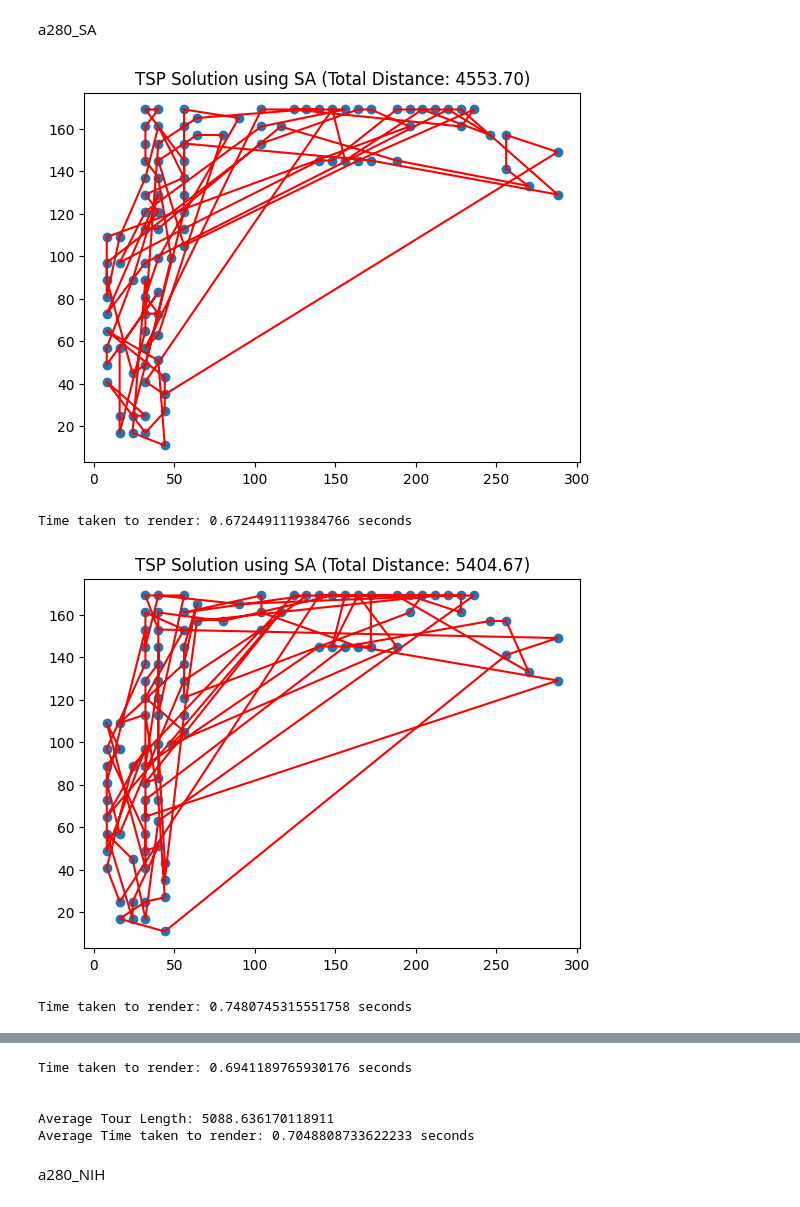
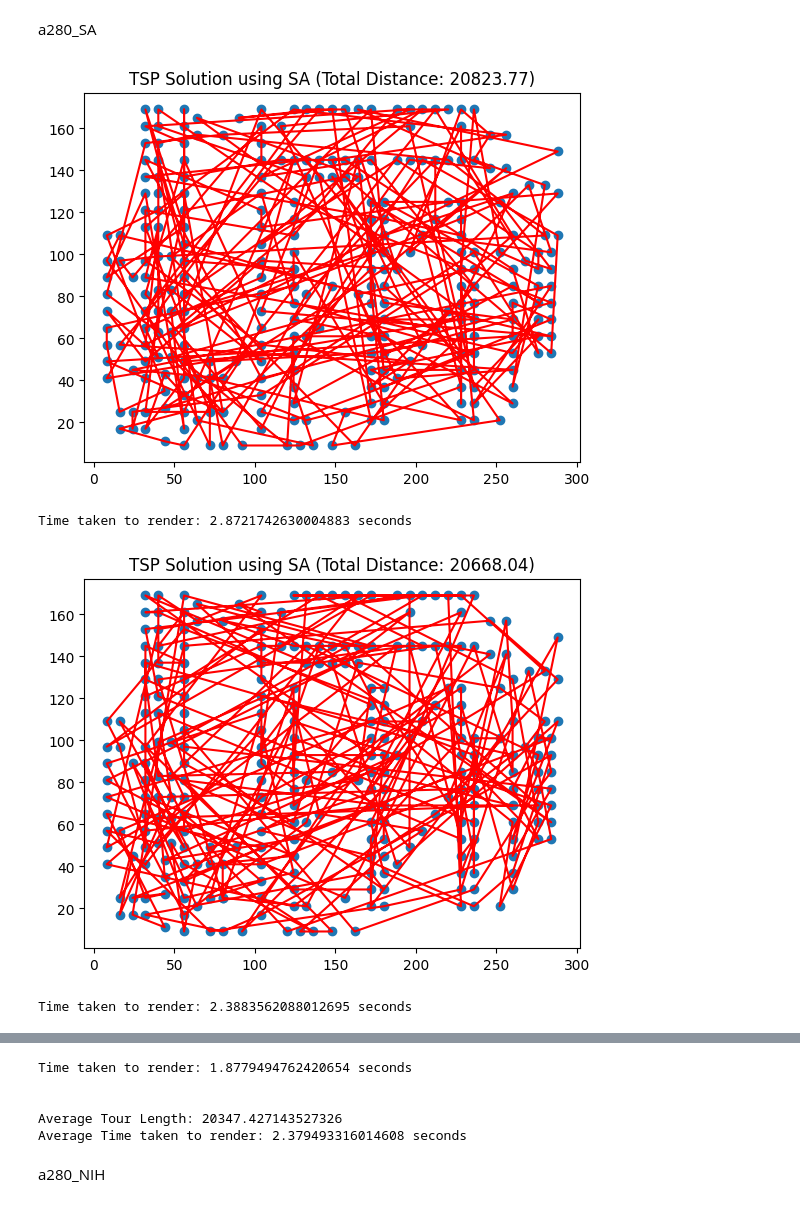
Before and after one commit to Amboyandrey/TSPLIB, a Jupyter notebook: EUC_2D/a280_others.ipynb, the cells around one changed output, grey strips where cells are left out. Drawn from its saved outputs; the diff is of its cells as text; code cells hidden in the pictures.

```diff
--- a/EUC_2D/a280_others.ipynb
+++ b/EUC_2D/a280_others.ipynb
@@ -198,7 +188,7 @@ class TSPSolver:
 # Parse the TSP dataset and extract coordinates
 def parse_tsp_dataset(data):
     coordinates = []
-    pattern = re.compile(r'\s+(\d+)\s+(\d+)\s+(\d+)')
+    pattern = re.compile(r'\d+\s+(\d+)\s+(\d+)')
 
     in_node_coord_section = False
     for line in data.split('\n'):
@@ -208,9 +198,9 @@ def parse_tsp_dataset(data):
         if line.startswith("EOF"):
             break
         if in_node_coord_section:
-            match = pattern.match(line)
+            match = pattern.search(line)
             if match:
-                coordinates.append((float(match.group(2)), float(match.group(3))))
+                coordinates.append((int(match.group(1)), int(match.group(2))))
 
     return coordinates
 
@@ -231,34 +221,34 @@ city_coordinates = parse_tsp_dataset(tsp_data)
 
 # Create TSPSolver instance and solve using simulated annealing
 total_distances = []
 render_times = []
 
 for i in range(3):
     start_time = time.time()  # Start timing for this run
     solver = TSPSolver(city_coordinates)
     solver.solve()
     total_distance = solver.total_distance(solver.tour)
     total_distances.append(total_distance)
     # Plot the solution
     plt.figure()
     plt.scatter(solver.points[:, 0], solver.points[:, 1])
     tour_points = np.array([solver.points[i] for i in solver.tour])
     plt.plot(tour_points[:, 0], tour_points[:, 1], 'r-')
     plt.title(f'TSP Solution using SA (Total Distance: {total_distance:.2f})')
     plt.show()
 
     end_time = time.time()  # End timing for this run
     rendered_time = end_time - start_time  # Calculate render time for this run
     render_times.append(rendered_time)
     print("Time taken to render:", rendered_time, "seconds\n\n")
 
 # Calculate and print average tour length and average time taken to render
 average_tour_length = np.mean(total_distances)
 average_render_time = np.mean(render_times)
 print("Average Tour Length:", average_tour_length)
 print("Average Time taken to render:", average_render_time, "seconds")
 # %% [output]
-[figure, old version]
+[figure, new version]
-Time taken to render: 0.6724491119384766 seconds
+Time taken to render: 2.8721742630004883 seconds
-[figure, old version]
+[figure, new version]
-Time taken to render: 0.7480745315551758 seconds
+Time taken to render: 2.3883562088012695 seconds
@@ -266,8 +256,8 @@ Time taken to render: 0.7480745315551758 seconds
-Time taken to render: 0.6941189765930176 seconds
+Time taken to render: 1.8779494762420654 seconds
 
 
-Average Tour Length: 5088.636170118911
-Average Time taken to render: 0.7048808733622233 seconds
+Average Tour Length: 20347.427143527326
+Average Time taken to render: 2.379493316014608 seconds
 # %% [markdown]
 a280_NIH
 # %%
```
Also changed, not shown: parts of 3 cells of this notebook, 8 other files.
